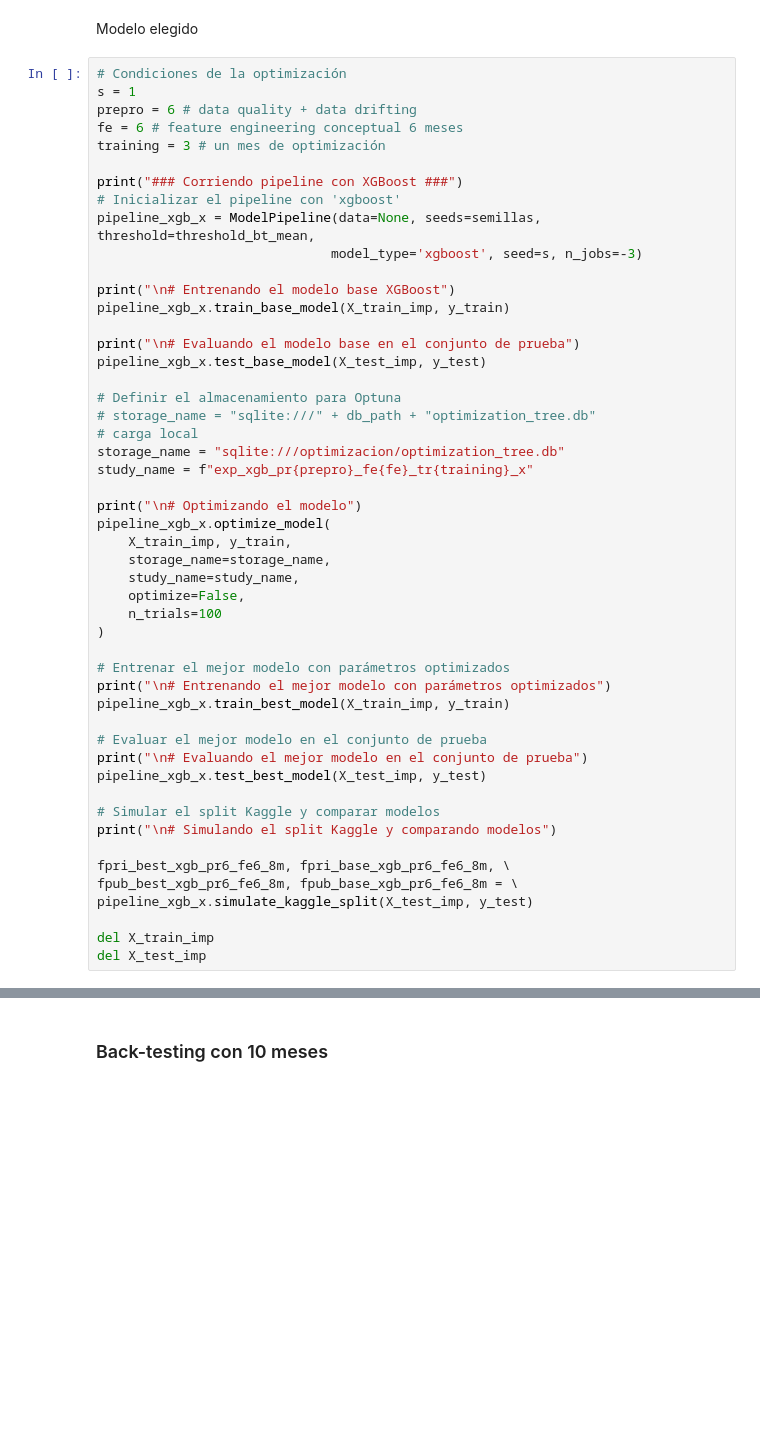
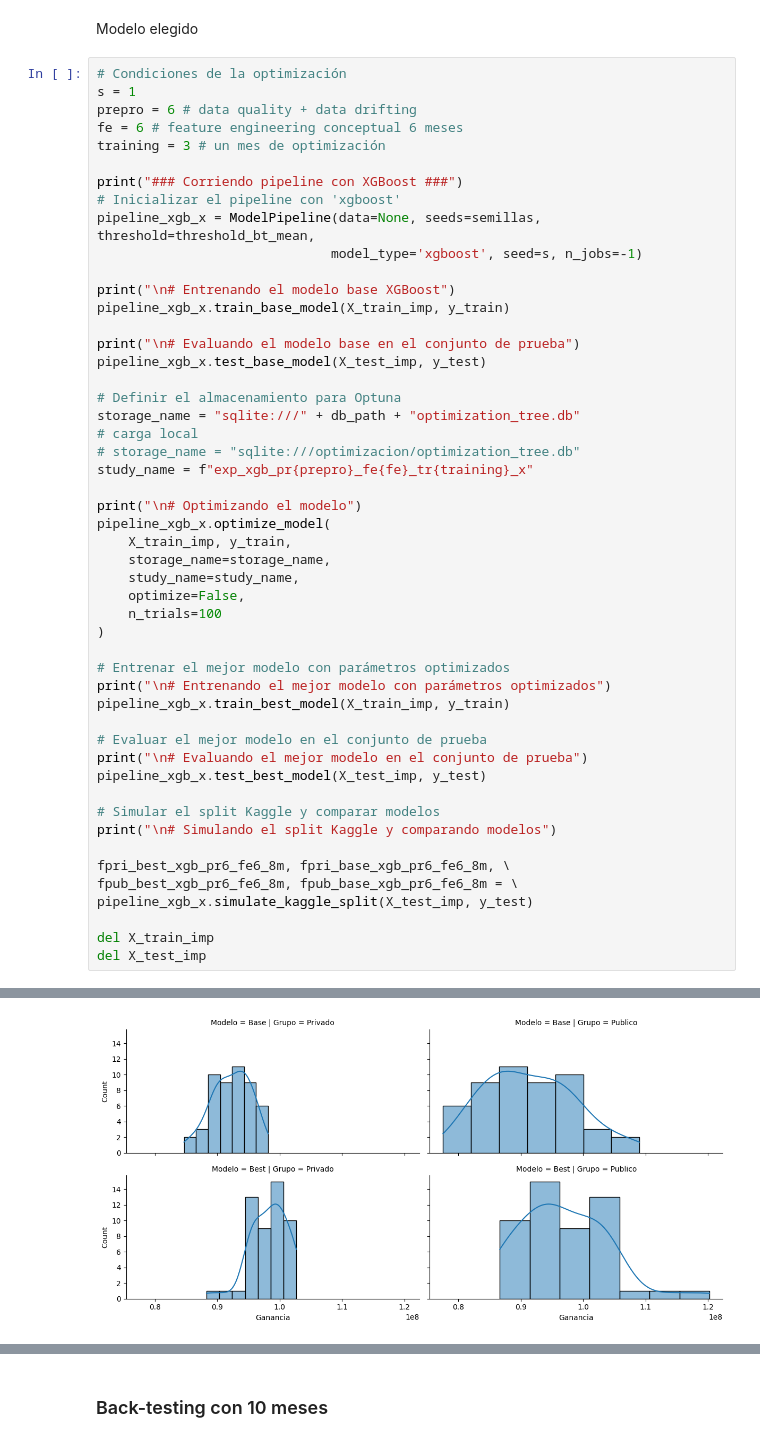
Before and after one commit to sstedoldi/dmeyf2024, a Jupyter notebook: comp_02/comp02_pipeline_comp.ipynb, the cells around one changed output, grey strips where cells are left out. Drawn from its saved outputs; the diff is of its cells as text; blank space fills up the shorter version.

```diff
--- a/comp_02/comp02_pipeline_comp.ipynb
+++ b/comp_02/comp02_pipeline_comp.ipynb
@@ -572,7 +564,7 @@ training = 3 # un mes de optimización
 print("### Corriendo pipeline con XGBoost ###")
 # Inicializar el pipeline con 'xgboost'
 pipeline_xgb_x = ModelPipeline(data=None, seeds=semillas, threshold=threshold_bt_mean,
-                              model_type='xgboost', seed=s, n_jobs=-3)
+                              model_type='xgboost', seed=s, n_jobs=-1)
 
 print("\n# Entrenando el modelo base XGBoost")
 pipeline_xgb_x.train_base_model(X_train_imp, y_train)
@@ -581,9 +573,9 @@ print("\n# Evaluando el modelo base en el conjunto de prueba")
 pipeline_xgb_x.test_base_model(X_test_imp, y_test)
 
 # Definir el almacenamiento para Optuna
-# storage_name = "sqlite:///" + db_path + "optimization_tree.db"
+storage_name = "sqlite:///" + db_path + "optimization_tree.db"
 # carga local
-storage_name = "sqlite:///optimizacion/optimization_tree.db"
+# storage_name = "sqlite:///optimizacion/optimization_tree.db"
 study_name = f"exp_xgb_pr{prepro}_fe{fe}_tr{training}_x"
 
 print("\n# Optimizando el modelo")
@@ -612,3 +604,4 @@ pipeline_xgb_x.simulate_kaggle_split(X_test_imp, y_test)
 
 del X_train_imp
 del X_test_imp
+# %% [output]
@@ -614,0 +625 @@ del X_test_imp
+[figure, added]
```
Also changed, not shown: parts of 25 cells of this notebook.
